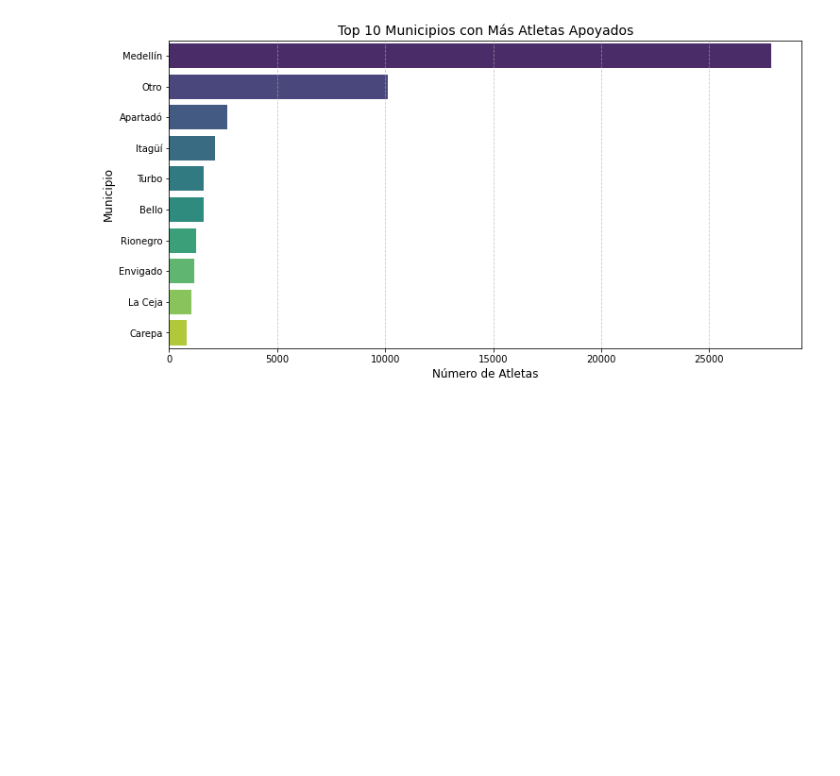
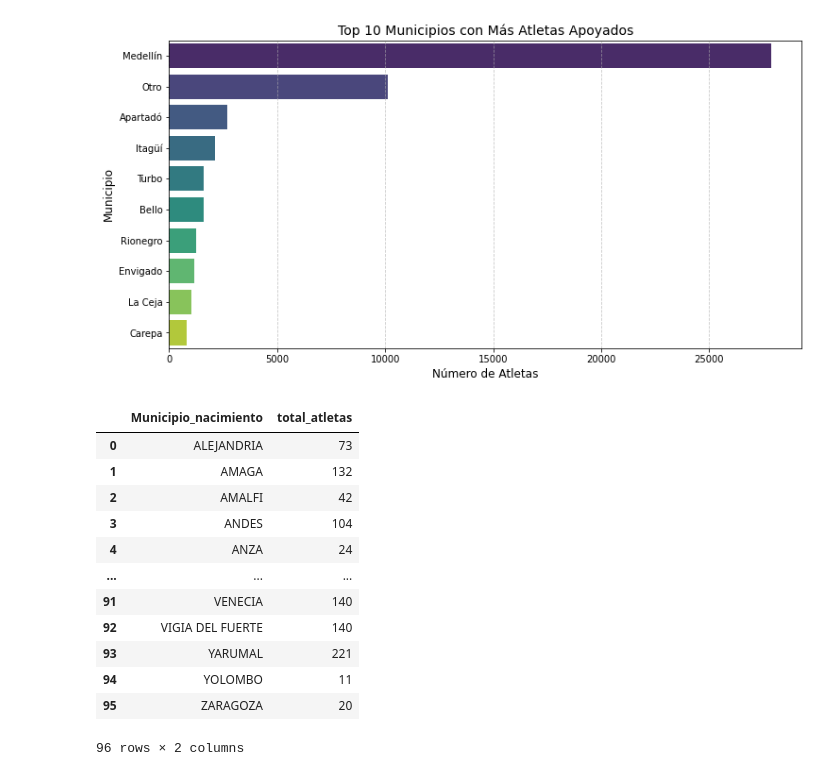
Before and after one commit to nicolaszuleta95/Portfolio, a Jupyter notebook: atletas_antioquia/notebooks/EDA.ipynb, the cells around one changed output. Cells and saved outputs as stored; diff of their text form; code cells hidden in the pictures; blank space fills up the shorter version.

```diff
--- a/atletas_antioquia/notebooks/EDA.ipynb
+++ b/atletas_antioquia/notebooks/EDA.ipynb
@@ -335,5 +336,26 @@ plt.grid(axis="x", linestyle="--", alpha=0.7)
 plt.show()
 # %% [output]
 [figure]
+# %%
+# Cambiar los nombres de los municipios a mayúsculas
+atletas_por_municipio['Municipio_nacimiento'] = atletas_por_municipio['Municipio_nacimiento'].str.upper()
+
+# Remover tildes de los nombres de los municipios
+atletas_por_municipio['Municipio_nacimiento'] = atletas_por_municipio['Municipio_nacimiento'].apply(unidecode)
+atletas_por_municipio
+# %% [output]
+|  | Municipio_nacimiento | total_atletas |
+| 0 | ALEJANDRIA | 73 |
+| 1 | AMAGA | 132 |
+| 2 | AMALFI | 42 |
+| 3 | ANDES | 104 |
+| 4 | ANZA | 24 |
+| ... | ... | ... |
+| 91 | VENECIA | 140 |
+| 92 | VIGIA DEL FUERTE | 140 |
+| 93 | YARUMAL | 221 |
+| 94 | YOLOMBO | 11 |
+| 95 | ZARAGOZA | 20 |
+96 rows × 2 columns
 # %%
 # Cargar el archivo de shapes de Antioquia
```
Also changed, not shown: parts of 7 cells of this notebook, 6 other files.
